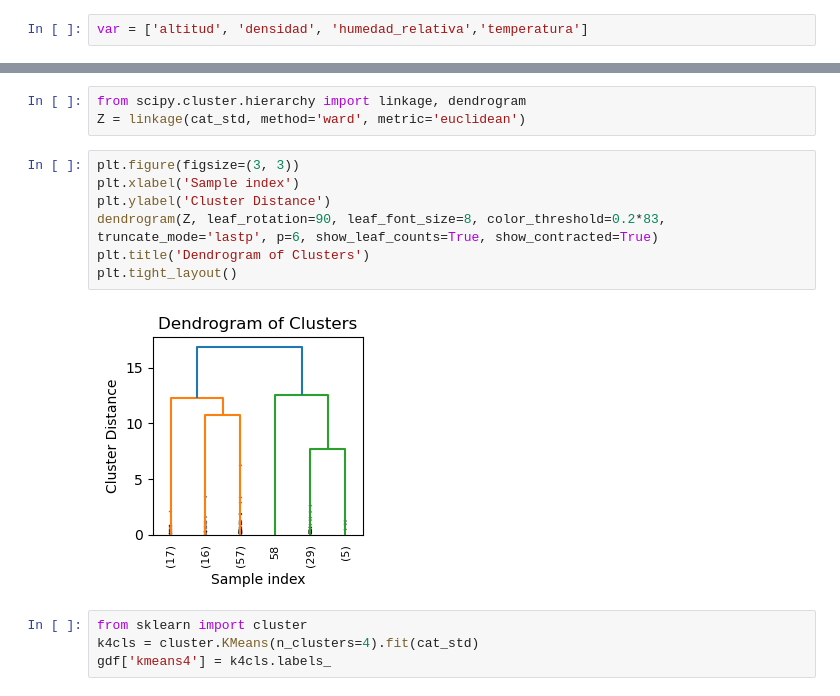
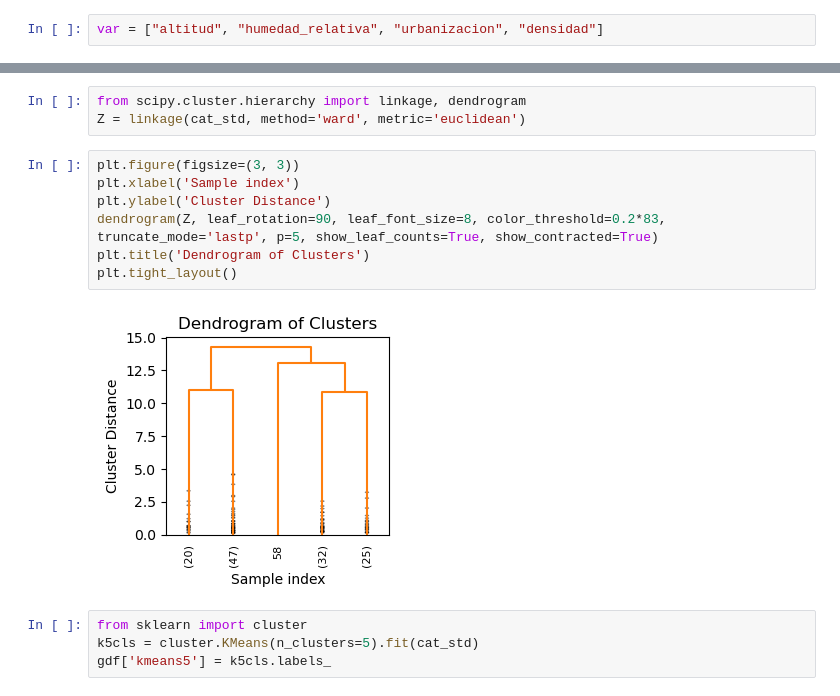
Before and after one commit to algarciach/AnalisisGeoespacial, a Jupyter notebook: Covid19_book/05_spatial-cluster.ipynb, the cells around one changed output, grey strips where cells are left out. Cells and saved outputs as stored; diff of their text form.

```diff
--- a/Covid19_book/05_spatial-cluster.ipynb
+++ b/Covid19_book/05_spatial-cluster.ipynb
@@ -30,7 +30,7 @@ memory usage: 13.8+ KB
 # %% [markdown]
 ## Agrupamiento Espacial (Regionalización)
 # %%
-var = ['altitud', 'densidad', 'humedad_relativa','temperatura']
+var = ["altitud", "humedad_relativa", "urbanizacion", "densidad"]
 # %%
 from sklearn.preprocessing import StandardScaler
 cat_std = StandardScaler().fit_transform(gdf[var])
@@ -40,15 +40,15 @@ Z = linkage(cat_std, method='ward', metric='euclidean')
 # %%
 plt.figure(figsize=(3, 3))
 plt.xlabel('Sample index')
 plt.ylabel('Cluster Distance')
-dendrogram(Z, leaf_rotation=90, leaf_font_size=8, color_threshold=0.2*83, truncate_mode='lastp', p=6, show_leaf_counts=True, show_contracted=True)
+dendrogram(Z, leaf_rotation=90, leaf_font_size=8, color_threshold=0.2*83, truncate_mode='lastp', p=5, show_leaf_counts=True, show_contracted=True)
 plt.title('Dendrogram of Clusters')
 plt.tight_layout()
 # %% [output]
-[figure, old version]
+[figure, new version]
 # %%
 from sklearn import cluster
-k4cls = cluster.KMeans(n_clusters=4).fit(cat_std)
-gdf['kmeans4'] = k4cls.labels_
+k5cls = cluster.KMeans(n_clusters=5).fit(cat_std)
+gdf['kmeans5'] = k5cls.labels_
 # %%
 f, ax = plt.subplots(1, 1, figsize=(10, 10))
```
Also changed, not shown: parts of 11 cells of this notebook, 28 other files.
